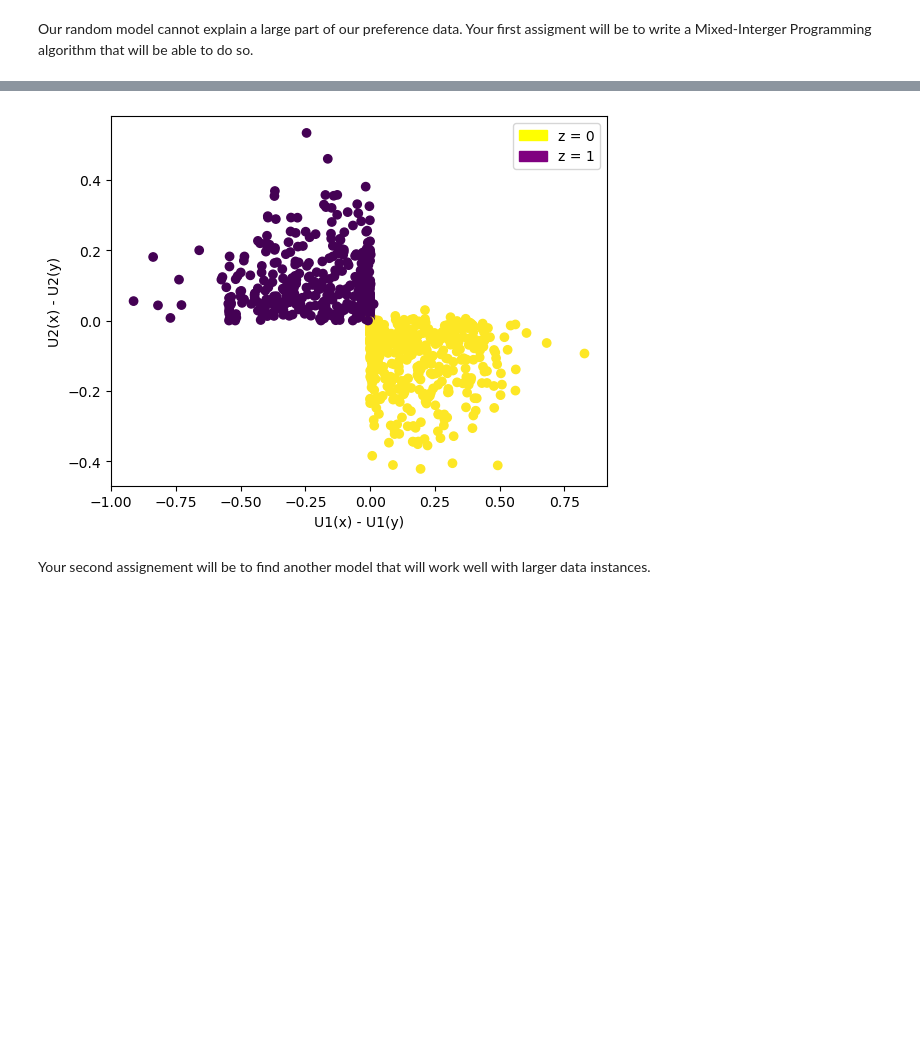
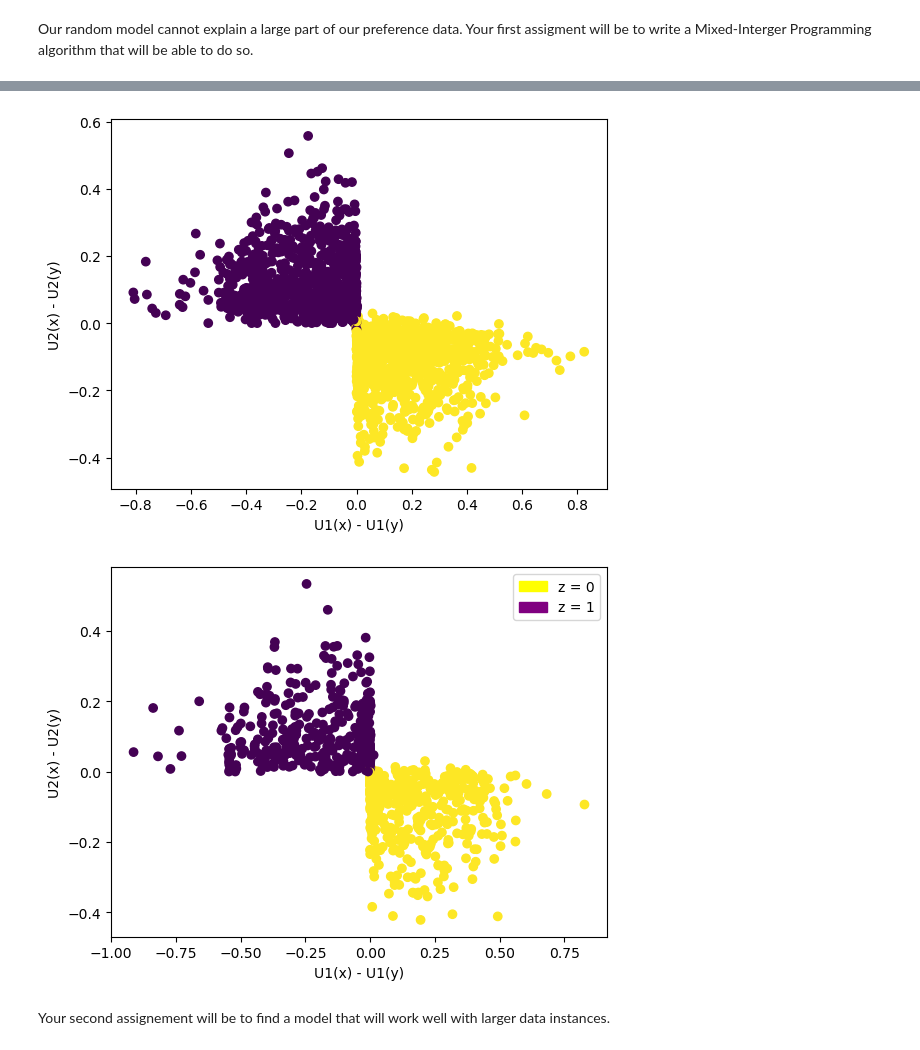
Before and after one commit to ilwwan/cs-sdp-2023-24, a Jupyter notebook: notebooks/example.ipynb, the cells around one changed output, grey strips where cells are left out. Cells and saved outputs as stored; diff of their text form; code cells hidden in the pictures; blank space fills up the shorter version.

```diff
--- a/notebooks/example.ipynb
+++ b/notebooks/example.ipynb
@@ -21,6 +17,5 @@ array([0.83007226, 0.03330589, 0.51154491, 0.33237916])
 # %%
 # Let's train an example model
-parameters = {"n_pieces": 5, "n_clusters" :2} # Can be completed
-model = TwoClustersMIP(**parameters)
+model = RandomExampleModel() # Instantiation of the model with hyperparameters, if needed
 model.fit(X, Y) # Training of the model, using preference data
 # %% [output]
@@ -221,17 +156,18 @@ NameError: name 'pairs_explained' is not defined
 # %%
 # As an example here are the results obtained with:
-""" # Uncomment the code to check your results
+# Uncomment the code to check your results
 plt.figure()
 plt.scatter(model.predict_utility(X)[:, 0]-model.predict_utility(Y)[:, 0],
             model.predict_utility(X)[:, 1]-model.predict_utility(Y)[:, 1], c=Z)
 plt.xlabel("U1(x) - U1(y)")
 plt.ylabel("U2(x) - U2(y)")
 plt.show()
-"""
+
 # Here is how it should look like
 from IPython.display import Image
 Image("../images/MIP_results_example.png")
 # %% [output]
-[figure, old version]
+[figure, new version]
+[figure, added]
 # %% [markdown]
-Your second assignement will be to find another model that will work well with larger data instances.
+Your second assignement will be to find a model that will work well with larger data instances.
```
Also changed, not shown: parts of 13 cells of this notebook, 3 other files.
